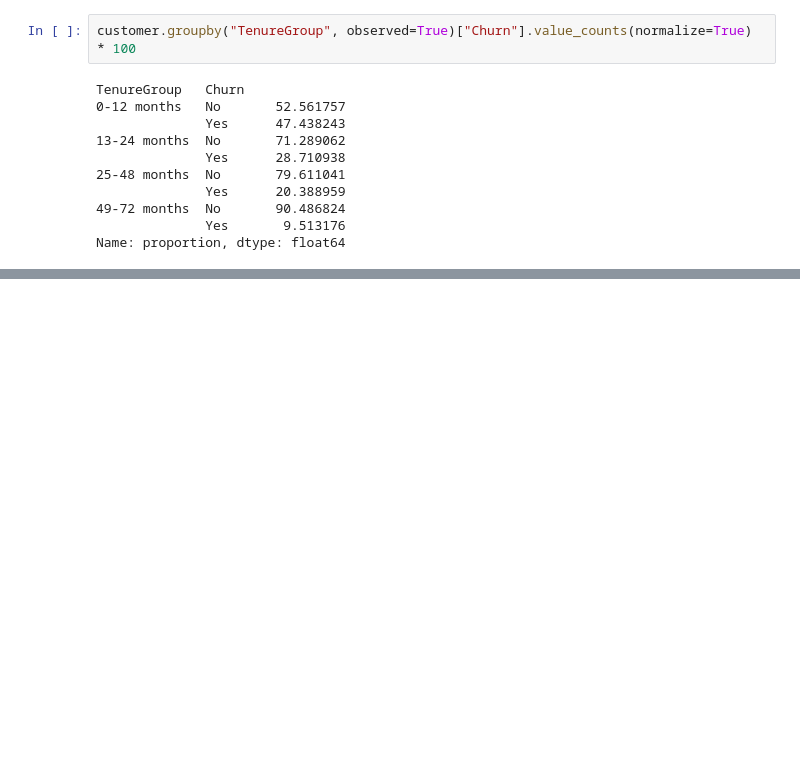
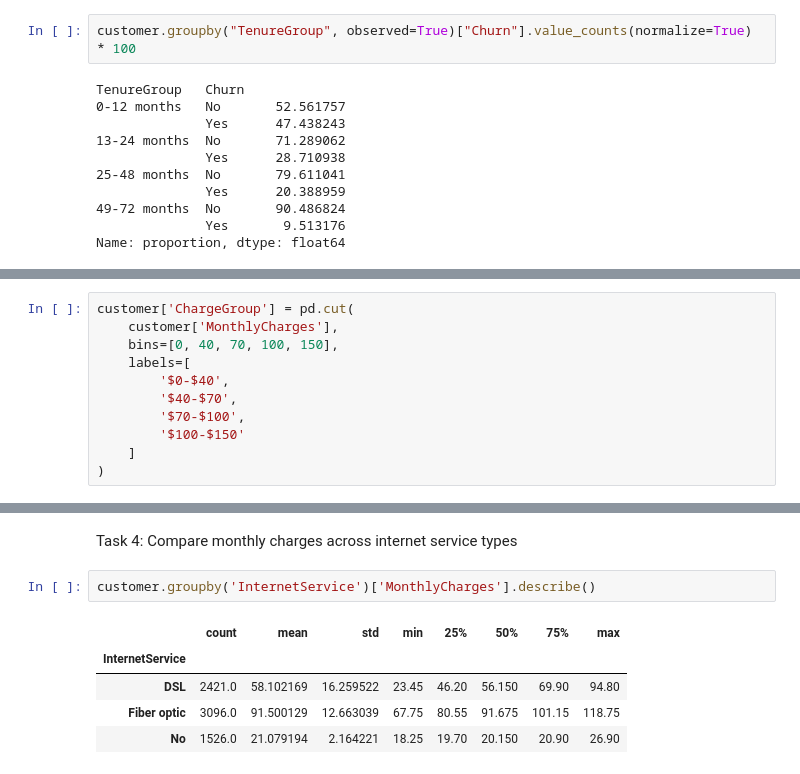
Before and after one commit to NickRusso20/customer-churn-analysis, a Jupyter notebook: churn_analysis.ipynb, the cells around one changed output, grey strips where cells are left out. Cells and saved outputs as stored; diff of their text form; blank space fills up the shorter version.

```diff
--- a/churn_analysis.ipynb
+++ b/churn_analysis.ipynb
@@ -345,0 +371,11 @@ Name: proportion, dtype: float64
+# %%
+customer['ChargeGroup'] = pd.cut(
+    customer['MonthlyCharges'],
+    bins=[0, 40, 70, 100, 150],
+    labels=[
+        '$0-$40',
+        '$40-$70',
+        '$70-$100',
+        '$100-$150'
+    ]
+)
@@ -345,0 +464,10 @@ Name: proportion, dtype: float64
+# %% [markdown]
+Task 4: Compare monthly charges across internet service types
+# %%
+customer.groupby('InternetService')['MonthlyCharges'].describe()
+# %% [output]
+|  | count | mean | std | min | 25% | 50% | 75% | max |
+| InternetService |  |  |  |  |  |  |  |  |
+| DSL | 2421.0 | 58.102169 | 16.259522 | 23.45 | 46.20 | 56.150 | 69.90 | 94.80 |
+| Fiber optic | 3096.0 | 91.500129 | 12.663039 | 67.75 | 80.55 | 91.675 | 101.15 | 118.75 |
+| No | 1526.0 | 21.079194 | 2.164221 | 18.25 | 19.70 | 20.150 | 20.90 | 26.90 |
```
Also changed, not shown: parts of 25 cells of this notebook.
